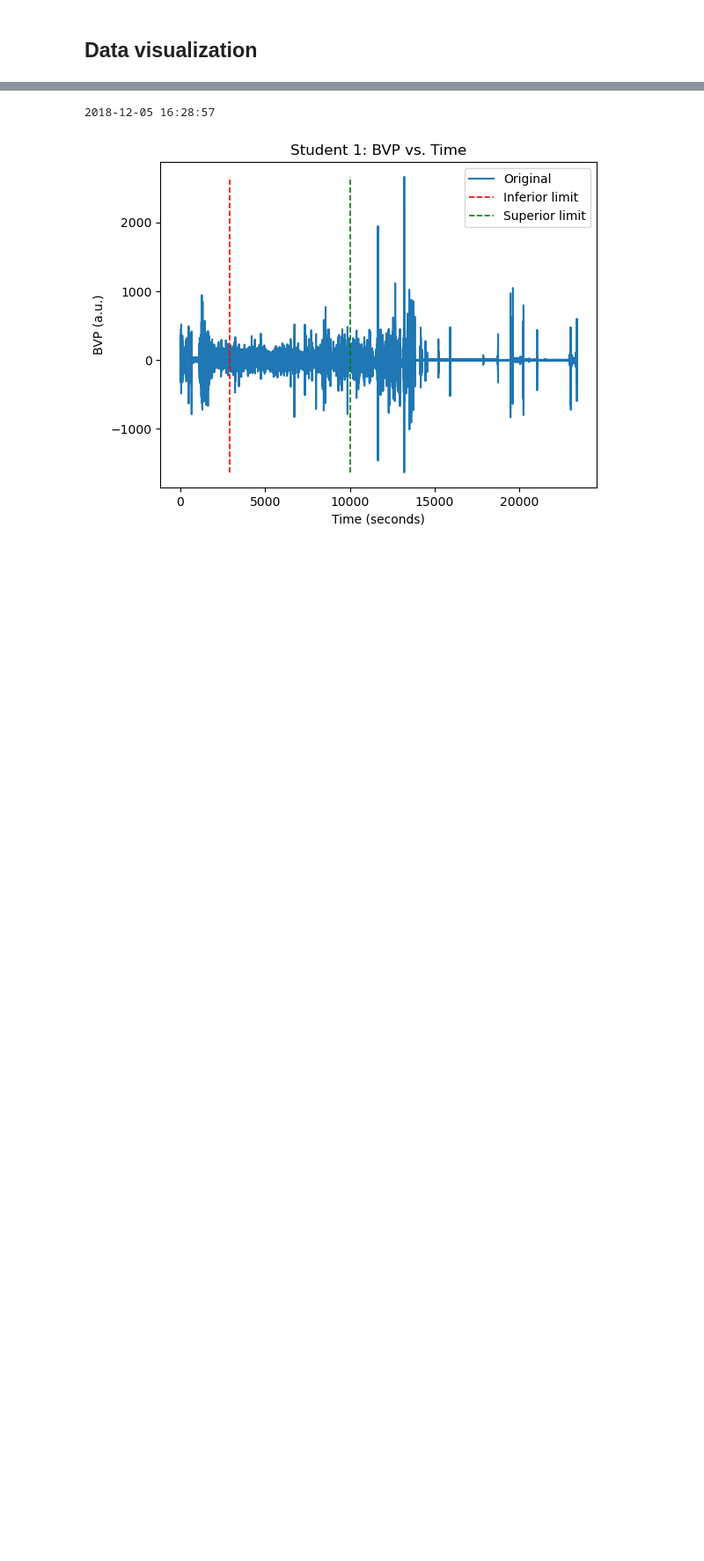
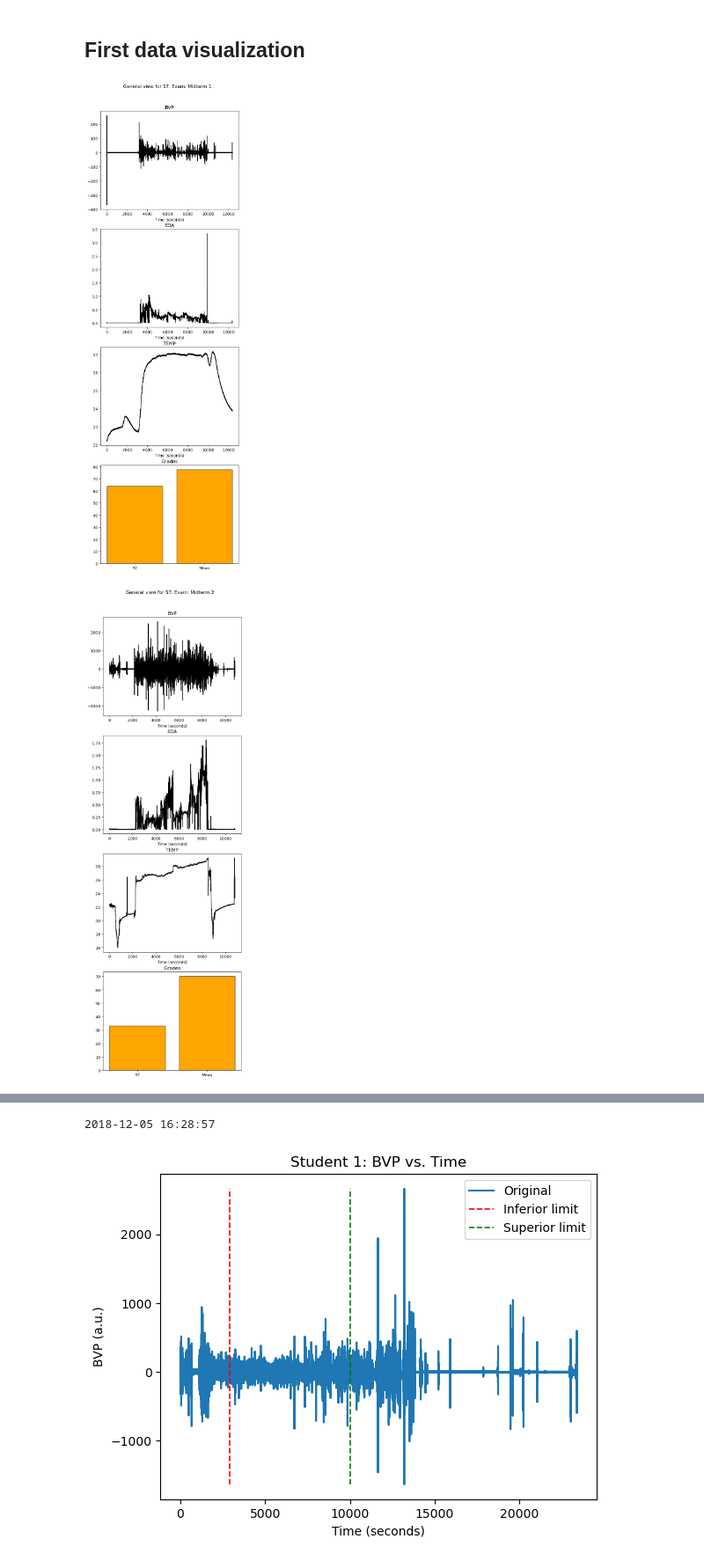
Before and after one commit to jsForeroBiomed/wearable-stress-exam-performance, a Jupyter notebook: Physiological-signals.ipynb, the cells around one changed output, grey strips where cells are left out. Shown: that part at 88% size. Saved outputs shown, nothing was run; the diff lists cells and outputs as text; code cells hidden in the pictures; blank space fills up the shorter version.

```diff
--- a/Physiological-signals.ipynb
+++ b/Physiological-signals.ipynb
@@ -206,4 +190,52 @@ eda_data = extract_physio_dict('EDA', students_list, exam_list, students_dict)
 temperature = extract_physio_dict('TEMP', students_list, exam_list, students_dict)
 bvp_data = extract_physio_dict('BVP', students_list, exam_list, students_dict)
 # %% [markdown]
-## Data visualization
+## First data visualization
+# %%
+def general_visualization(student_code: str, exam: str, physio_variables: Dict, show_grades = True) -> None:
+    """
+    Generates a visualization of all the raw data recorded for student `student_code` for specific exam `exam`.
+    It generates a Matplotlib subplot based on the `physio_variables` dictionary.
+
+    param student_code: ID of the student.
+    param exam: Exam from which the different variables will be plotted.
+    param physio_variables: Dictionary of physiological variables of interest.
+    param show_grades: If True, it shows also the bar plot of the scores of the student in all the exams (not only
+        in `exam`.)
+    """
+    n_plot = len(students_dict[student_code][exam])
+    list_variables = list(physio_variables.keys())
+    exam_info = students_dict[student_code][exam]
+
+    if show_grades:
+        fig, ax = plt.subplots(n_plot + 1, 1)
+    else:
+        fig, ax = plt.subplots(n_plot, 1)
+
+
+    fig.suptitle(f'General view for {student_code}. Exam: {exam}', y=3.7)
+    plt.subplots_adjust(top=3.5)
+
+    for index_plot in range(n_plot):
+        sampling_rate = int(time_freq_dict[student_code][exam][list_variables[index_plot]].loc['Sample rate', :])
+        t = np.arange(0, len(exam_info[list_variables[index_plot]])) / sampling_rate
+        ax[index_plot].set_title(f'{list_variables[index_plot]}')
+        ax[index_plot].plot(t, exam_info[list_variables[index_plot]], color='k')
+        ax[index_plot].set_xlabel('Time (seconds)')
+
+    if show_grades:
+        ax[index_plot + 1].set_title('Grades')
+        # ax[index_plot + 1].bar(np.arange(len(exam_data.columns.values)), exam_data.loc[student_code, :],
+        #                       edgecolor='black', color='orange')
+        ax[index_plot + 1].bar(np.arange(2), np.array([exam_data.loc[student_code, exam],
+                                                      exam_data.describe().loc['mean', exam]]),
+                               edgecolor='black', color='orange')
+        ax[index_plot + 1].set_xticks(np.arange(2))
+        ax[index_plot + 1].set_xticklabels([student_code, 'Mean'])
+# %%
+general_visualization('S7', 'Midterm 1', physio_variables)
+general_visualization('S7', 'Midterm 2', physio_variables)
+general_visualization('S7', 'Final', physio_variables)
+# %% [output]
+[figure, added]
+[figure, added]
```
Also changed, not shown: parts of 21 cells of this notebook.
